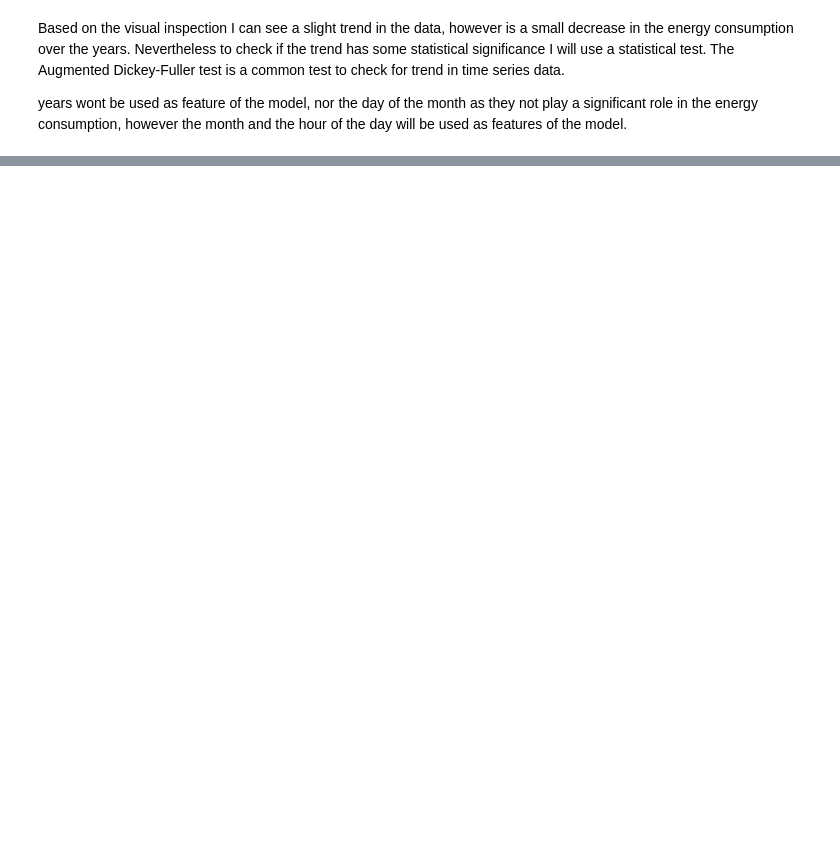
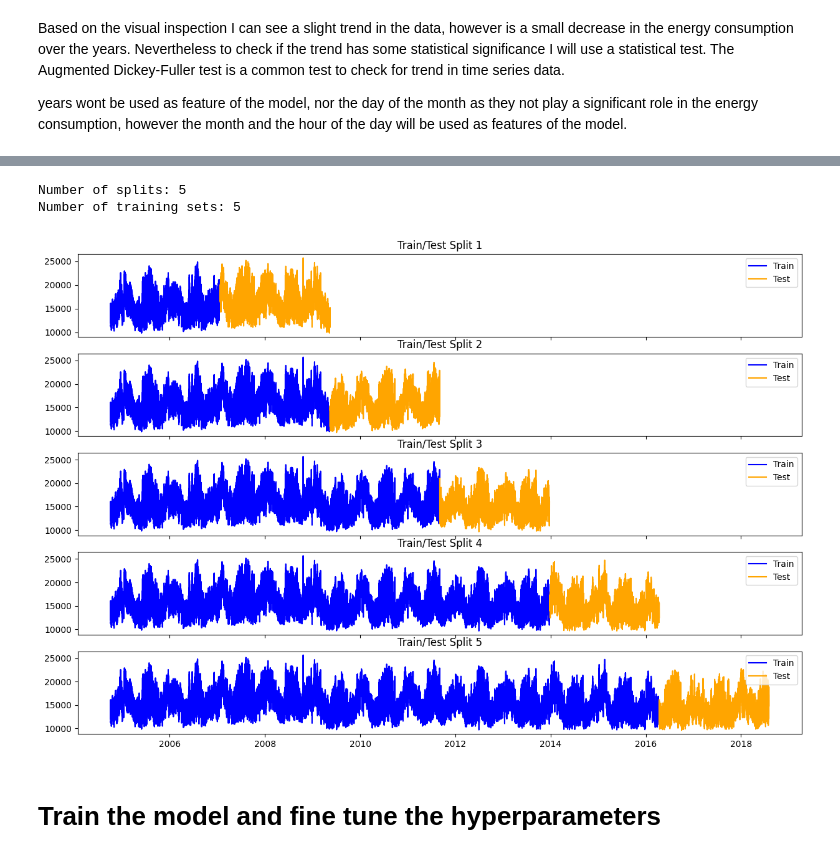
Before and after one commit to Hecramco/forecasting_examples, a Jupyter notebook: notebooks/time_series_forcasting_energy.ipynb, the cells around one changed output, grey strips where cells are left out. Cells and saved outputs as stored; diff of their text form; code cells hidden in the pictures; blank space fills up the shorter version.

```diff
--- a/notebooks/time_series_forcasting_energy.ipynb
+++ b/notebooks/time_series_forcasting_energy.ipynb
@@ -236,0 +294,5 @@ plt.show() # Display the plot
+# %%
+lags_use = postive_lags['Lag'].tolist() + negative_lags['Lag'].tolist()
+lags_use = [int(lag) for lag in lags_use]  # Convert to integers
+lags_use = sorted(lags_use)[1:]  # Sort the lags
+print("Lags to use in the model:", lags_use)
@@ -236,0 +301,6 @@ plt.show() # Display the plot
+# %%
+
+for lag in lags_use:
+    henergy_df[f'Lag{lag}'] = henergy_df['AEP_MW'].shift(lag)
+
+henergy_df.head()
@@ -236,0 +315,7 @@ plt.show() # Display the plot
+# %%
+
+henergy_df.drop(columns=['Datetime','Year', 'Day'], inplace=True)  # Drop the original column to avoid redundancy
+henergy_df.dropna(inplace=True)  # Drop rows with NaN values after shifting
+henergy_df['Month'] = henergy_df['Month'].astype('category')  # Convert Month to categorical type
+henergy_df['Hour'] = henergy_df['Hour'].astype('category')  # Convert Hour to categorical type
+henergy_df.head()
@@ -236,0 +336,29 @@ plt.show() # Display the plot
+# %%
+n_splits = 5
+tscv = TimeSeriesSplit(n_splits=n_splits)
+X = henergy_df.drop(columns=['AEP_MW'])
+y = henergy_df['AEP_MW']
+X_train, X_test, y_train, y_test = [], [], [], []
+for train_index, test_index in tscv.split(henergy_df):
+    X_train.append(X.iloc[train_index])
+    X_test.append(X.iloc[test_index])
+    y_train.append(y.iloc[train_index])
+    y_test.append(y.iloc[test_index])
+
+print(f"Number of splits: {n_splits}")
+print(f"Number of training sets: {len(X_train)}")
+# %% [output]
+Number of splits: 5
+Number of training sets: 5
+# %%
+#plot the training and test sets
+fig, axs = plt.subplots(n_splits, 1, figsize=(15, 10), sharex=True)
+for i in range(n_splits):
+    axs[i].plot(X_train[i].index, y_train[i], label='Train', color='blue')
+    axs[i].plot(X_test[i].index, y_test[i], label='Test', color='orange')
+    axs[i].set_title(f'Train/Test Split {i+1}')
+    axs[i].legend()
+# %% [output]
+[figure, added]
+# %% [markdown]
+# Train the model and fine tune the hyperparameters
```
Also changed, not shown: parts of 30 cells of this notebook.
